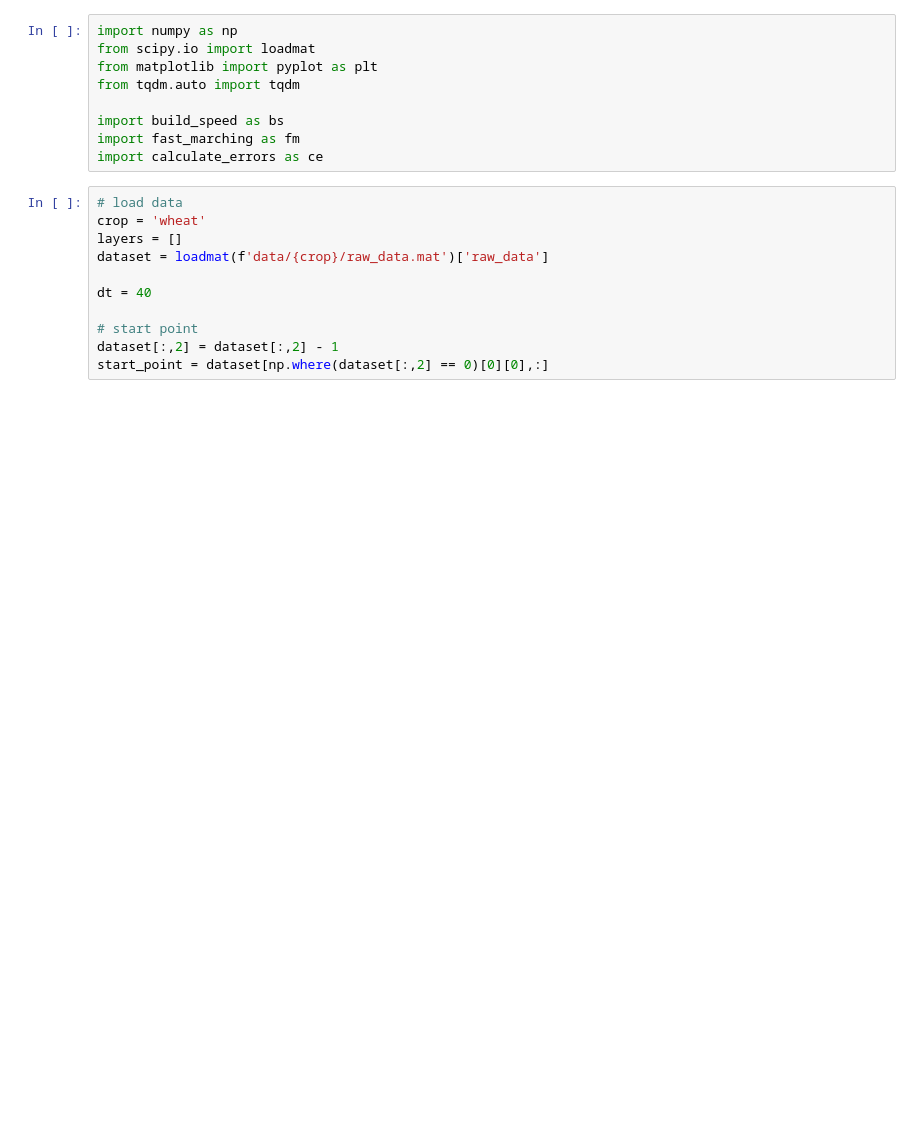
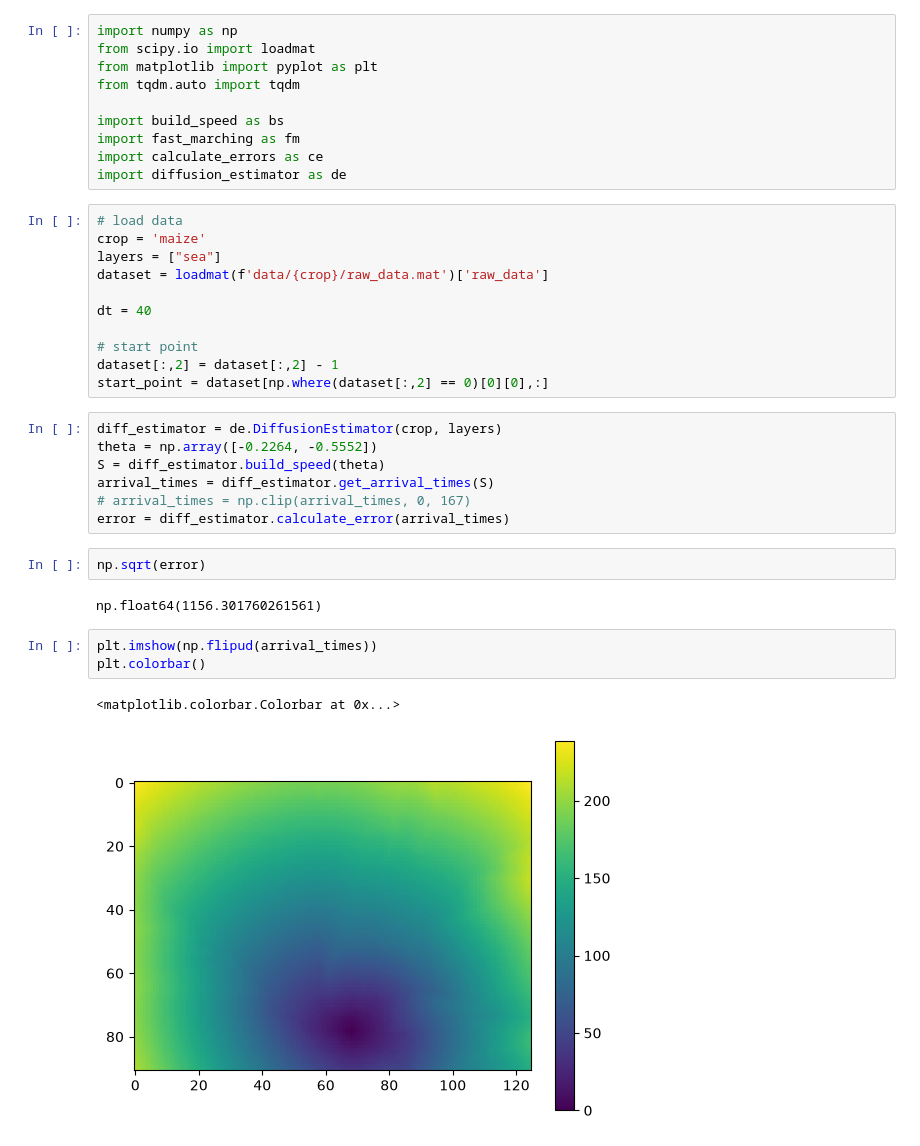
Before and after one commit to matildaperuzzo/DiffusionEstimator, a Jupyter notebook: python/testing.ipynb, the cells around one changed output. Drawn from its saved outputs; the diff is of its cells as text; blank space fills up the shorter version.

Commit message:
added python diffusion

```diff
--- a/python/testing.ipynb
+++ b/python/testing.ipynb
@@ -7,10 +7,11 @@ from tqdm.auto import tqdm
 import build_speed as bs
 import fast_marching as fm
 import calculate_errors as ce
+import diffusion_estimator as de
 # %%
 # load data
-crop = 'wheat'
-layers = []
+crop = 'maize'
+layers = ["sea"]
 dataset = loadmat(f'data/{crop}/raw_data.mat')['raw_data']
 
 dt = 40
@@ -18,4 +19,21 @@ dt = 40
 # start point
 dataset[:,2] = dataset[:,2] - 1
 start_point = dataset[np.where(dataset[:,2] == 0)[0][0],:]
+# %%
+diff_estimator = de.DiffusionEstimator(crop, layers)
+theta = np.array([-0.2264, -0.5552])
+S = diff_estimator.build_speed(theta)
+arrival_times = diff_estimator.get_arrival_times(S)
+# arrival_times = np.clip(arrival_times, 0, 167)
+error = diff_estimator.calculate_error(arrival_times)
+# %%
+np.sqrt(error)
+# %% [output]
+np.float64(1156.301760261561)
+# %%
+plt.imshow(np.flipud(arrival_times))
+plt.colorbar()
+# %% [output]
+<matplotlib.colorbar.Colorbar at 0x...>
+[figure, added]
 # %%
```
Also changed, not shown: parts of 7 cells of this notebook, 12 other files.
